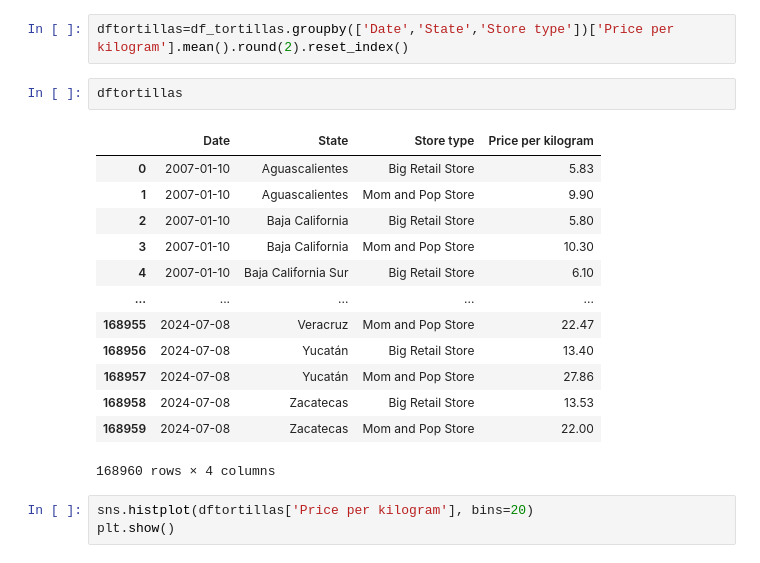
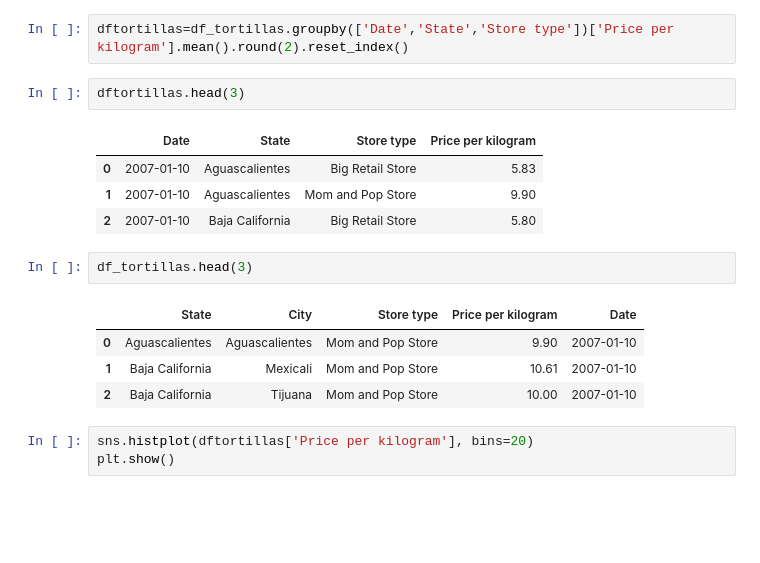
Before and after one commit to CristianRiveraEsparza/Tortilla_Prices, a Jupyter notebook: Tortillas.ipynb, the cells around one changed output. Drawn from its saved outputs; the diff is of its cells as text; blank space fills up the shorter version.

```diff
--- a/Tortillas.ipynb
+++ b/Tortillas.ipynb
@@ -724,21 +745,19 @@ df_tortillas.head(1)
 # %%
 dftortillas=df_tortillas.groupby(['Date','State','Store type'])['Price per kilogram'].mean().round(2).reset_index()
 # %%
-dftortillas
+dftortillas.head(3)
 # %% [output]
 |  | Date | State | Store type | Price per kilogram |
 | 0 | 2007-01-10 | Aguascalientes | Big Retail Store | 5.83 |
 | 1 | 2007-01-10 | Aguascalientes | Mom and Pop Store | 9.90 |
 | 2 | 2007-01-10 | Baja California | Big Retail Store | 5.80 |
-| 3 | 2007-01-10 | Baja California | Mom and Pop Store | 10.30 |
-| 4 | 2007-01-10 | Baja California Sur | Big Retail Store | 6.10 |
-| ... | ... | ... | ... | ... |
-| 168955 | 2024-07-08 | Veracruz | Mom and Pop Store | 22.47 |
-| 168956 | 2024-07-08 | Yucatán | Big Retail Store | 13.40 |
-| 168957 | 2024-07-08 | Yucatán | Mom and Pop Store | 27.86 |
-| 168958 | 2024-07-08 | Zacatecas | Big Retail Store | 13.53 |
-| 168959 | 2024-07-08 | Zacatecas | Mom and Pop Store | 22.00 |
-168960 rows × 4 columns
+# %%
+df_tortillas.head(3)
+# %% [output]
+|  | State | City | Store type | Price per kilogram | Date |
+| 0 | Aguascalientes | Aguascalientes | Mom and Pop Store | 9.90 | 2007-01-10 |
+| 1 | Baja California | Mexicali | Mom and Pop Store | 10.61 | 2007-01-10 |
+| 2 | Baja California | Tijuana | Mom and Pop Store | 10.00 | 2007-01-10 |
 # %%
 sns.histplot(dftortillas['Price per kilogram'], bins=20)
 plt.show()
```
Also changed, not shown: parts of 21 cells of this notebook.
